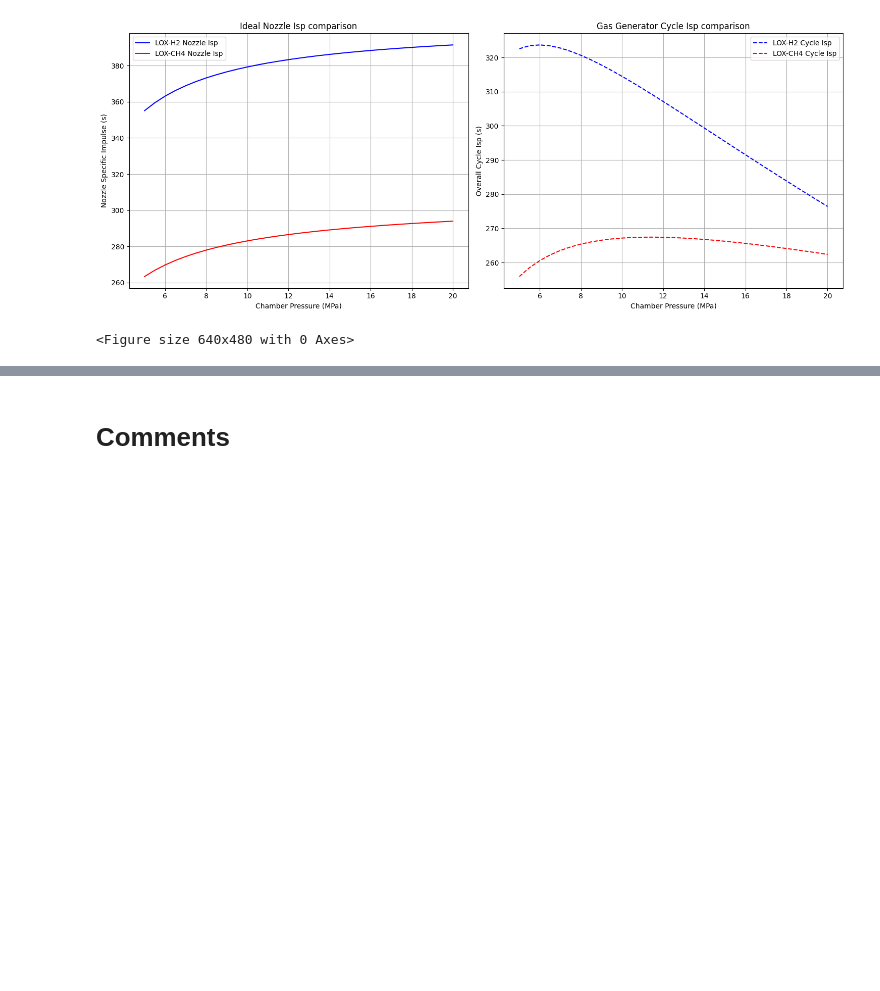
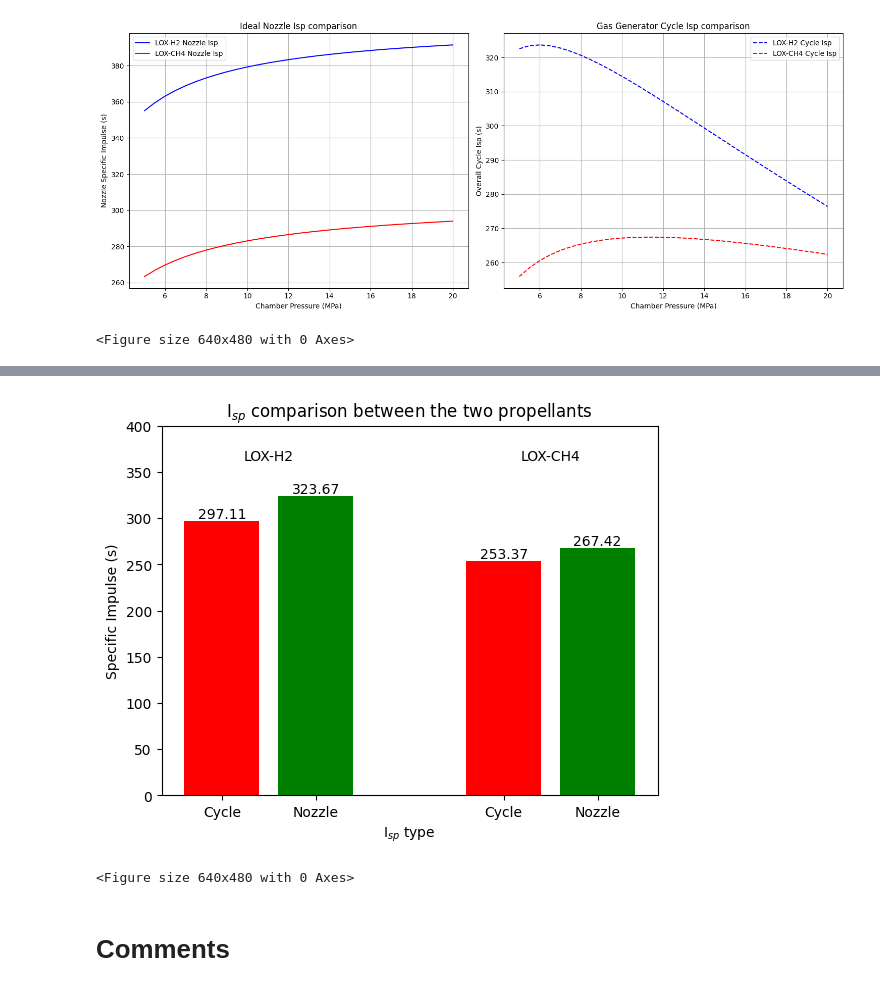
Before and after one commit to erskordi/ME538, a Jupyter notebook: ME538_Project.ipynb, the cells around one changed output, grey strips where cells are left out. Cells and saved outputs as stored; diff of their text form; code cells hidden in the pictures; blank space fills up the shorter version.

```diff
--- a/ME538_Project.ipynb
+++ b/ME538_Project.ipynb
@@ -491,3 +556,28 @@ plt.savefig('propellant_isp_comparison.pdf', bbox_inches='tight', dpi=600)
+# %%
+hydroloxIspComparison = [df.loc["Optimal Isp (s)"]["cycle"]["LOX-H2"],
+                         df.loc["Optimal Isp (s)"]["nozzle"]["LOX-H2"]]
+
+methaloxIspComparison = [df.loc["Optimal Isp (s)"]["cycle"]["LOX-CH4"],
+                         df.loc["Optimal Isp (s)"]["nozzle"]["LOX-CH4"]]
+# %%
+plt.bar([0,1], hydroloxIspComparison, color=['red', 'green'], label='LOX-H2')
+plt.bar([3,4], methaloxIspComparison, color=['red', 'green'], label='LOX-CH4')
+plt.xticks([0,1,3,4],2*['Cycle', 'Nozzle'])
+plt.ylim(0, 400)
+plt.text(0, hydroloxIspComparison[0], round(hydroloxIspComparison[0], 2), ha='center', va='bottom')
+plt.text(1, hydroloxIspComparison[1], round(hydroloxIspComparison[1], 2), ha='center', va='bottom')
+plt.text(3, methaloxIspComparison[0], round(methaloxIspComparison[0], 2), ha='center', va='bottom')
+plt.text(4, methaloxIspComparison[1], round(methaloxIspComparison[1], 2), ha='center', va='bottom')
+plt.text(0.5, hydroloxIspComparison[0]+70, 'LOX-H2', ha='center', va='center')
+plt.text(3.5, hydroloxIspComparison[0]+70, 'LOX-CH4', ha='center', va='center')
+plt.ylabel('Specific Impulse (s)')
+plt.xlabel(r'I$_{sp}$ type')
+plt.title(r"I$_{sp}$ comparison between the two propellants")
+plt.show()
+plt.savefig('Isp_comparison.pdf', bbox_inches='tight', dpi=600)
+# %% [output]
+[figure, added]
+<Figure size 640x480 with 0 Axes>
 # %% [markdown]
 # Comments
 # %% [markdown]
```
Also changed, not shown: parts of 5 cells of this notebook.
